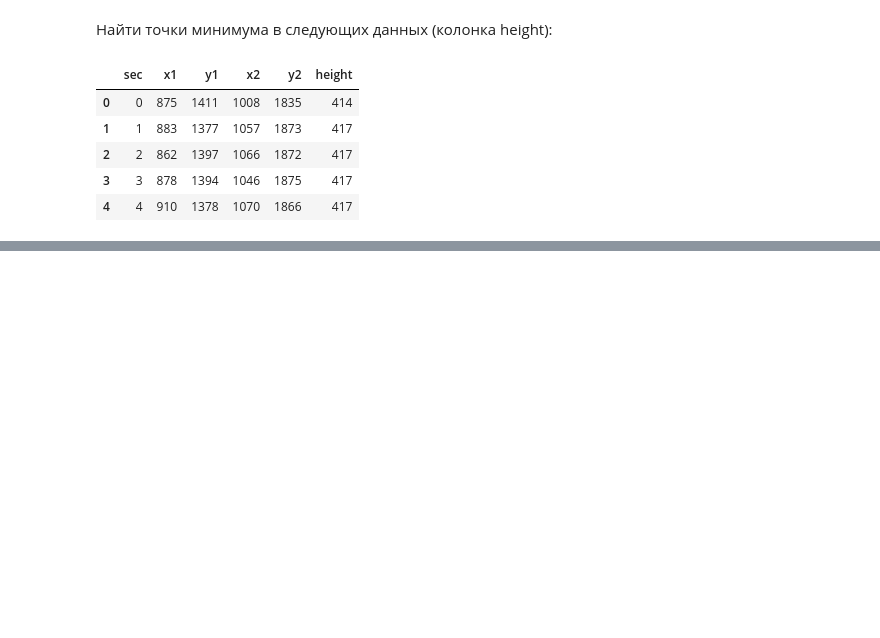
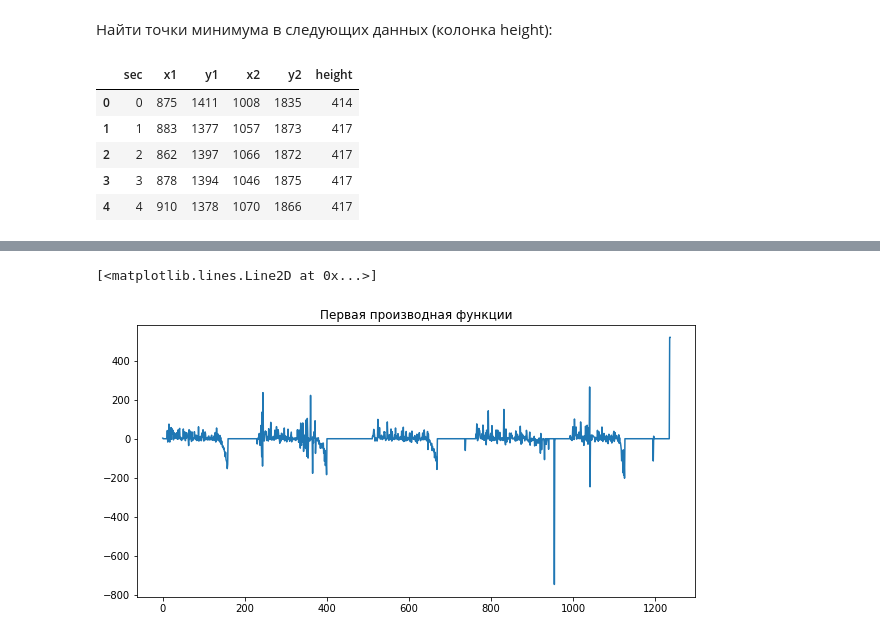
Before and after one commit to sofa999999/pyda-9, a Jupyter notebook: STATISTIC/homework-2.ipynb, the cells around one changed output, grey strips where cells are left out. Saved outputs shown, nothing was run; the diff lists cells and outputs as text; code cells hidden in the pictures; blank space fills up the shorter version.

```diff
--- a/STATISTIC/homework-2.ipynb
+++ b/STATISTIC/homework-2.ipynb
@@ -32,0 +125,18 @@ data.head()
+# %%
+list_ids = data.sec.unique()
+list_derivatives = []
+for i in range(len(list_ids)-1):
+    sec_id_next = list_ids[i+1]
+    sec_id = list_ids[i]
+    height = list(data.loc[data.sec==sec_id, 'height'])[0]
+    next_height = list(data.loc[data.sec==sec_id_next, 'height'])[0]
+    list_derivatives.append((next_height - height)/(sec_id_next - sec_id))
+list_derivatives.append(list_derivatives[-1])
+data['first_derivative'] = list_derivatives
+# %%
+fig, axs = plt.subplots(1,figsize=(10,5))
+axs.set_title('Первая производная функции')
+axs.plot([i for i in range(0, len(data['first_derivative']))], data['first_derivative'])
+# %% [output]
+[<matplotlib.lines.Line2D at 0x...>]
+[figure, added]
```
Also changed, not shown: parts of 19 cells of this notebook.
